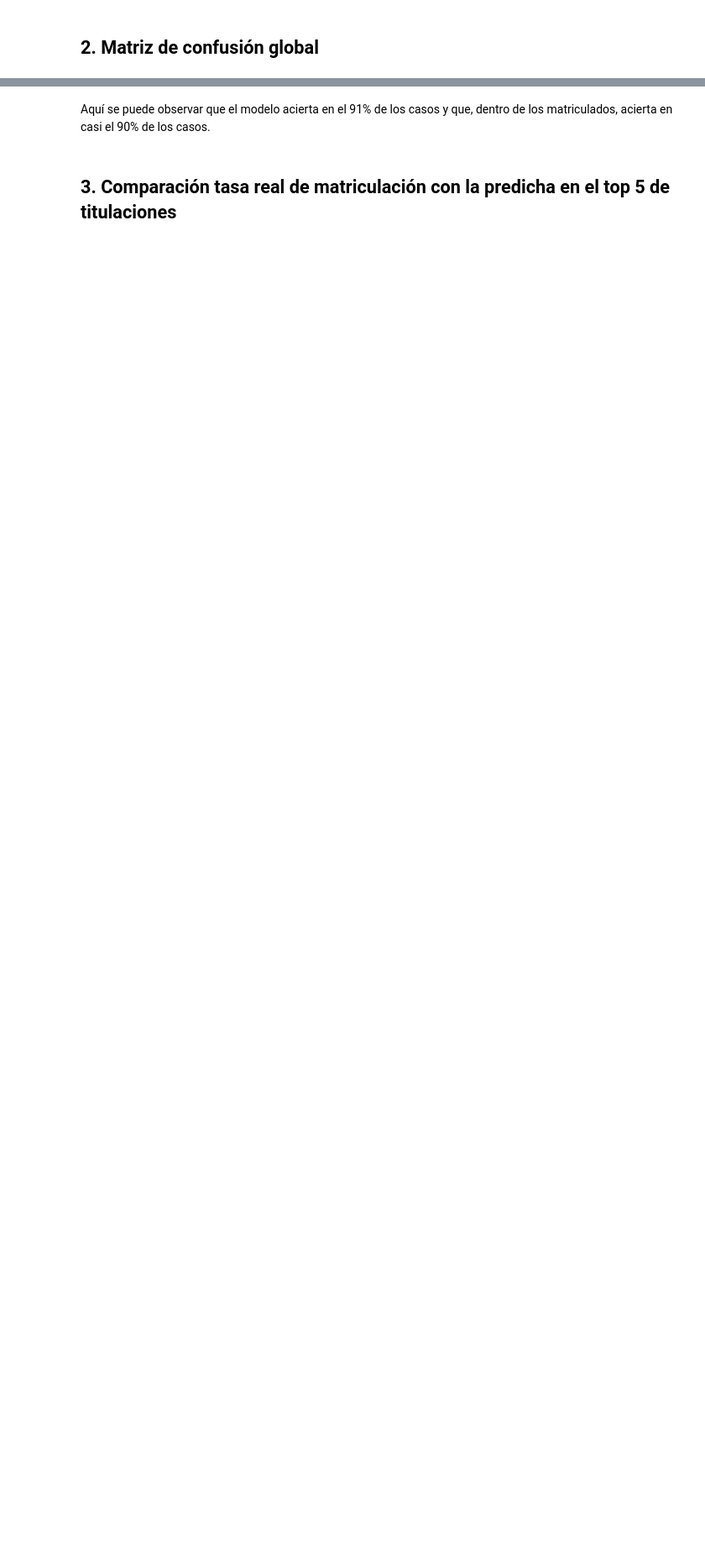
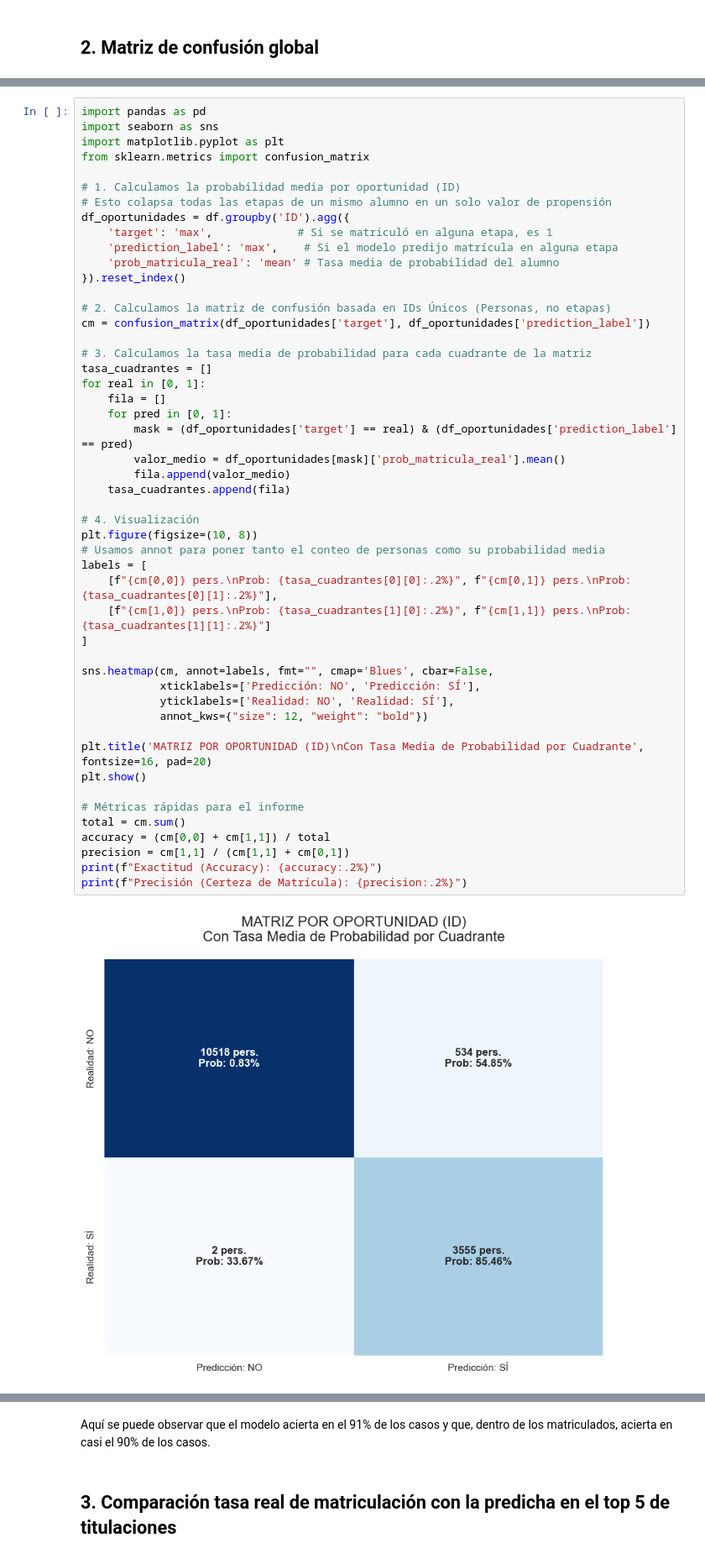
Before and after one commit to MiguelHernandezCorral/UNAV, a Jupyter notebook: notebooks/04_Analisis_Modelado_Grado.ipynb, the cells around one changed output, grey strips where cells are left out. Shown at 84% size. Drawn from its saved outputs; the diff is of its cells as text; blank space fills up the shorter version.

```diff
--- a/notebooks/04_Analisis_Modelado_Grado.ipynb
+++ b/notebooks/04_Analisis_Modelado_Grado.ipynb
@@ -148,0 +122,51 @@ Precisión (Certeza de Matrícula): 89.56%
+# %%
+import pandas as pd
+import seaborn as sns
+import matplotlib.pyplot as plt
+from sklearn.metrics import confusion_matrix
+
+# 1. Calculamos la probabilidad media por oportunidad (ID)
+# Esto colapsa todas las etapas de un mismo alumno en un solo valor de propensión
+df_oportunidades = df.groupby('ID').agg({
+    'target': 'max',             # Si se matriculó en alguna etapa, es 1
+    'prediction_label': 'max',    # Si el modelo predijo matrícula en alguna etapa
+    'prob_matricula_real': 'mean' # Tasa media de probabilidad del alumno
+}).reset_index()
+
+# 2. Calculamos la matriz de confusión basada en IDs Únicos (Personas, no etapas)
+cm = confusion_matrix(df_oportunidades['target'], df_oportunidades['prediction_label'])
+
+# 3. Calculamos la tasa media de probabilidad para cada cuadrante de la matriz
+tasa_cuadrantes = []
+for real in [0, 1]:
+    fila = []
+    for pred in [0, 1]:
+        mask = (df_oportunidades['target'] == real) & (df_oportunidades['prediction_label'] == pred)
+        valor_medio = df_oportunidades[mask]['prob_matricula_real'].mean()
+        fila.append(valor_medio)
+    tasa_cuadrantes.append(fila)
+
+# 4. Visualización
+plt.figure(figsize=(10, 8))
+# Usamos annot para poner tanto el conteo de personas como su probabilidad media
+labels = [
+    [f"{cm[0,0]} pers.\nProb: {tasa_cuadrantes[0][0]:.2%}", f"{cm[0,1]} pers.\nProb: {tasa_cuadrantes[0][1]:.2%}"],
+    [f"{cm[1,0]} pers.\nProb: {tasa_cuadrantes[1][0]:.2%}", f"{cm[1,1]} pers.\nProb: {tasa_cuadrantes[1][1]:.2%}"]
+]
+
+sns.heatmap(cm, annot=labels, fmt="", cmap='Blues', cbar=False,
+            xticklabels=['Predicción: NO', 'Predicción: SÍ'],
+            yticklabels=['Realidad: NO', 'Realidad: SÍ'],
+            annot_kws={"size": 12, "weight": "bold"})
+
+plt.title('MATRIZ POR OPORTUNIDAD (ID)\nCon Tasa Media de Probabilidad por Cuadrante', fontsize=16, pad=20)
+plt.show()
+
+# Métricas rápidas para el informe
+total = cm.sum()
+accuracy = (cm[0,0] + cm[1,1]) / total
+precision = cm[1,1] / (cm[1,1] + cm[0,1])
+print(f"Exactitud (Accuracy): {accuracy:.2%}")
+print(f"Precisión (Certeza de Matrícula): {precision:.2%}")
+# %% [output]
+[figure, added]
```
Also changed, not shown: parts of 12 cells of this notebook, 3 other files.
